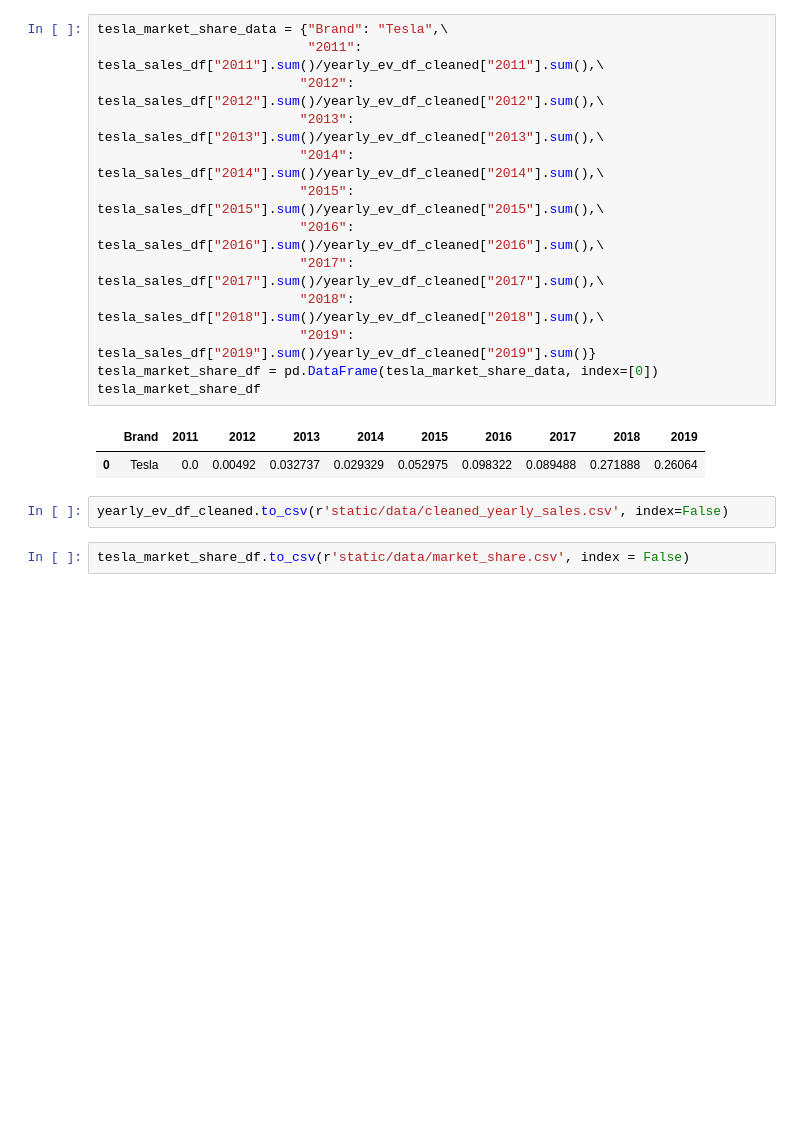
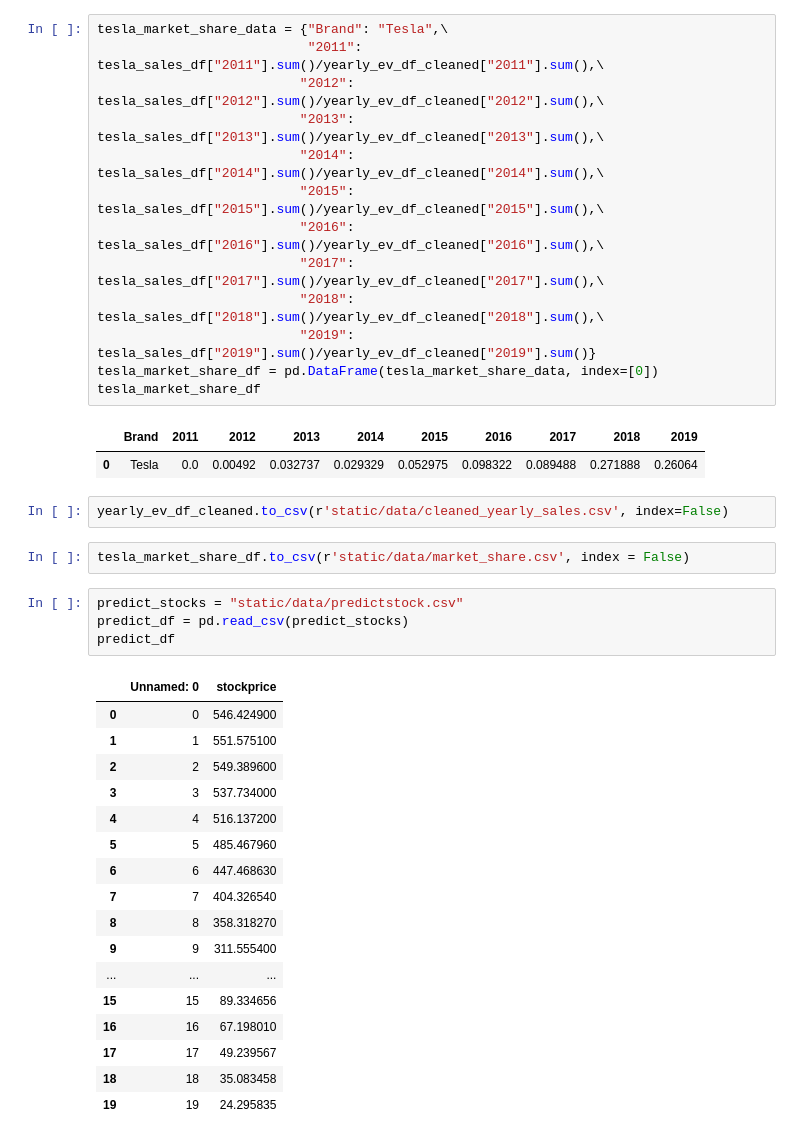
Before and after one commit to eddiexunyc/Final_Project_Group4, a Jupyter notebook: cleaning_data-checkpoint.ipynb, the cells around one changed output. Drawn from its saved outputs; the diff is of its cells as text; blank space fills up the shorter version.

```diff
--- a/cleaning_data-checkpoint.ipynb
+++ b/cleaning_data-checkpoint.ipynb
@@ -74,3 +74,25 @@ tesla_market_share_df
 yearly_ev_df_cleaned.to_csv(r'static/data/cleaned_yearly_sales.csv', index=False)
 # %%
 tesla_market_share_df.to_csv(r'static/data/market_share.csv', index = False)
+# %%
+predict_stocks = "static/data/predictstock.csv"
+predict_df = pd.read_csv(predict_stocks)
+predict_df
+# %% [output]
+|  | Unnamed: 0 | stockprice |
+| 0 | 0 | 546.424900 |
+| 1 | 1 | 551.575100 |
+| 2 | 2 | 549.389600 |
+| 3 | 3 | 537.734000 |
+| 4 | 4 | 516.137200 |
+| 5 | 5 | 485.467960 |
+| 6 | 6 | 447.468630 |
+| 7 | 7 | 404.326540 |
+| 8 | 8 | 358.318270 |
+| 9 | 9 | 311.555400 |
+| ... | ... | ... |
+| 15 | 15 | 89.334656 |
+| 16 | 16 | 67.198010 |
+| 17 | 17 | 49.239567 |
+| 18 | 18 | 35.083458 |
+| 19 | 19 | 24.295835 |
```
Also changed, not shown: parts of 3 cells of this notebook, 4 other files.
